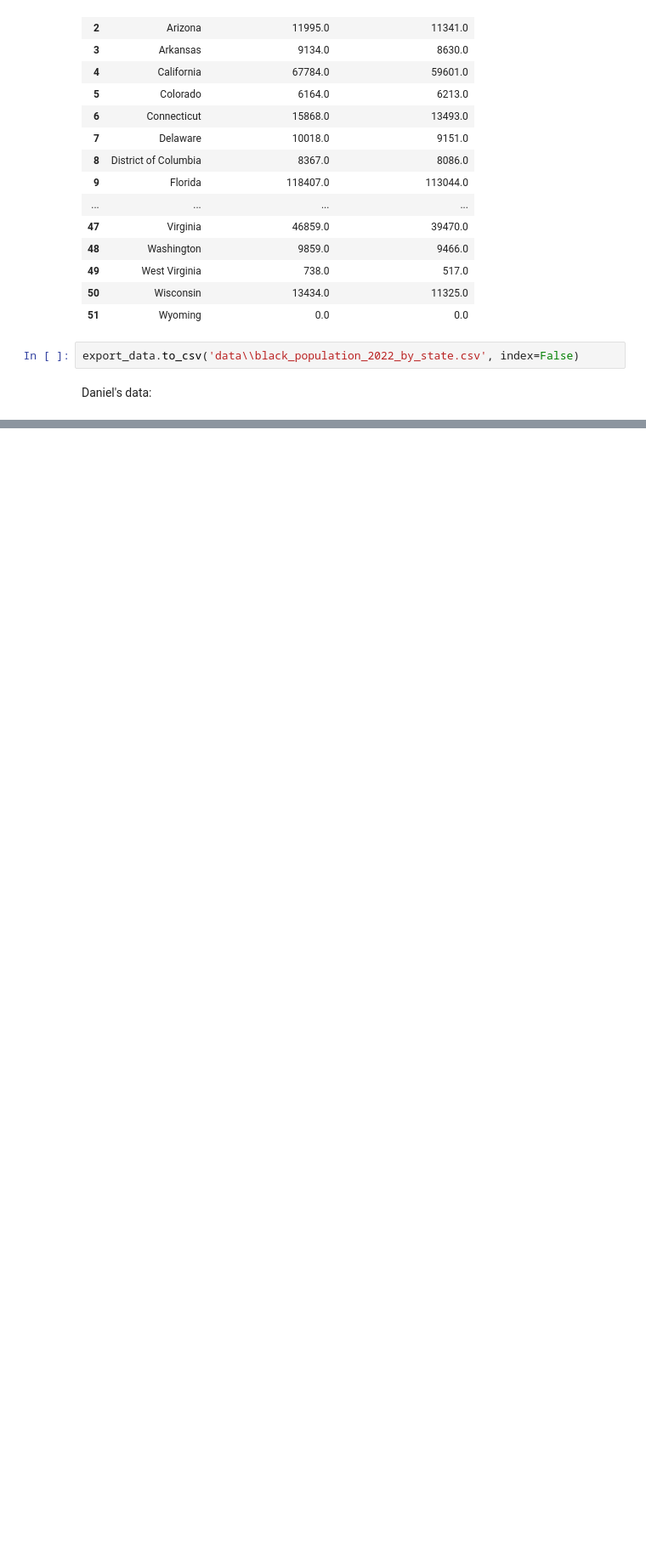
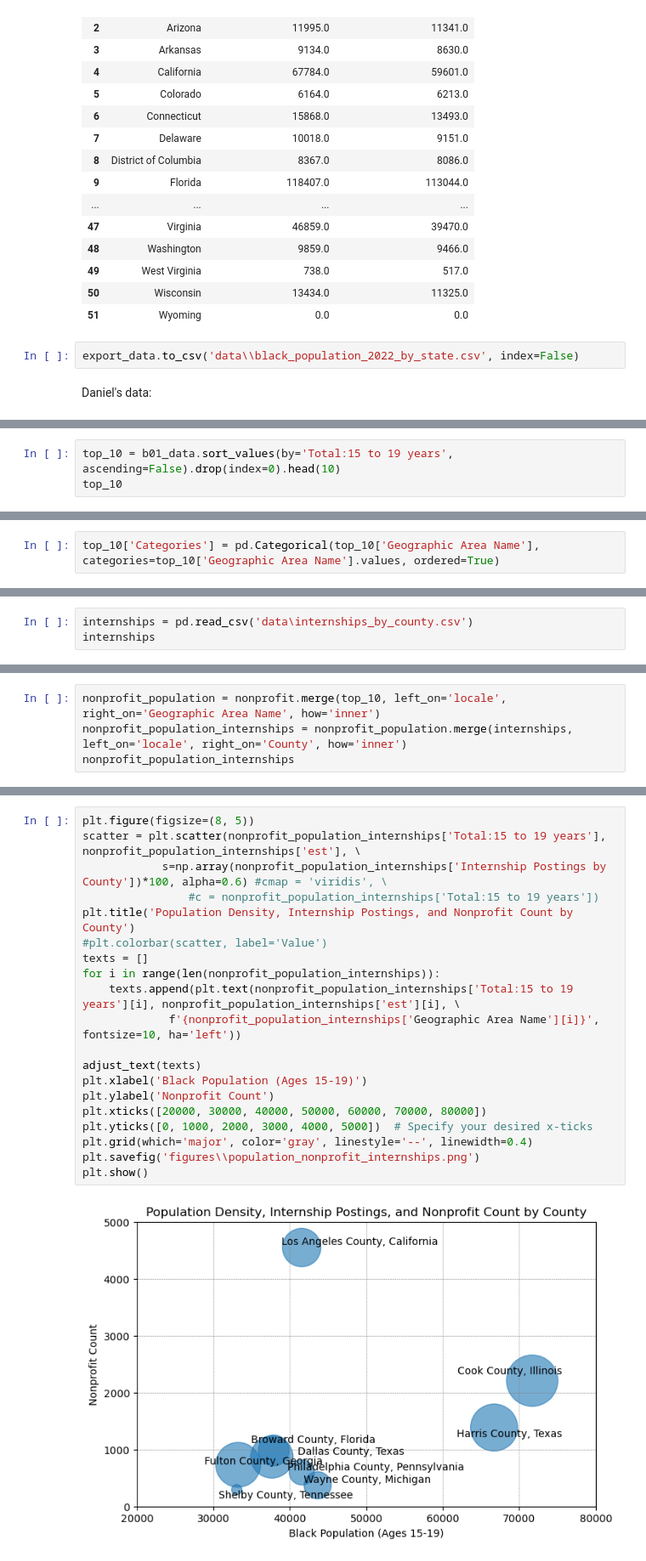
Before and after one commit to DanielOsuoha/Data-For-Good, a Jupyter notebook: eda.ipynb, the cells around one changed output, grey strips where cells are left out. Shown at 85% size. Drawn from its saved outputs; the diff is of its cells as text; blank space fills up the shorter version.

```diff
--- a/eda.ipynb
+++ b/eda.ipynb
@@ -242,0 +367,3 @@ pd.read_excel('data\\race_bystate_2021.xlsx', sheet_name= 'Counts')
+# %%
+top_10 = b01_data.sort_values(by='Total:15 to 19 years', ascending=False).drop(index=0).head(10)
+top_10
@@ -242,0 +382,2 @@ pd.read_excel('data\\race_bystate_2021.xlsx', sheet_name= 'Counts')
+# %%
+top_10['Categories'] = pd.Categorical(top_10['Geographic Area Name'], categories=top_10['Geographic Area Name'].values, ordered=True)
@@ -242,0 +402,3 @@ pd.read_excel('data\\race_bystate_2021.xlsx', sheet_name= 'Counts')
+# %%
+internships = pd.read_csv('data\internships_by_county.csv')
+internships
@@ -242,0 +444,4 @@ pd.read_excel('data\\race_bystate_2021.xlsx', sheet_name= 'Counts')
+# %%
+nonprofit_population = nonprofit.merge(top_10, left_on='locale', right_on='Geographic Area Name', how='inner')
+nonprofit_population_internships = nonprofit_population.merge(internships, left_on='locale', right_on='County', how='inner')
+nonprofit_population_internships
@@ -242,0 +462,22 @@ pd.read_excel('data\\race_bystate_2021.xlsx', sheet_name= 'Counts')
+# %%
+plt.figure(figsize=(8, 5))
+scatter = plt.scatter(nonprofit_population_internships['Total:15 to 19 years'], nonprofit_population_internships['est'], \
+            s=np.array(nonprofit_population_internships['Internship Postings by County'])*100, alpha=0.6) #cmap = 'viridis', \
+                #c = nonprofit_population_internships['Total:15 to 19 years'])
+plt.title('Population Density, Internship Postings, and Nonprofit Count by County')
+#plt.colorbar(scatter, label='Value')
+texts = []
+for i in range(len(nonprofit_population_internships)):
+    texts.append(plt.text(nonprofit_population_internships['Total:15 to 19 years'][i], nonprofit_population_internships['est'][i], \
+             f'{nonprofit_population_internships['Geographic Area Name'][i]}', fontsize=10, ha='left'))
+
+adjust_text(texts)
+plt.xlabel('Black Population (Ages 15-19)')
+plt.ylabel('Nonprofit Count')
+plt.xticks([20000, 30000, 40000, 50000, 60000, 70000, 80000])
+plt.yticks([0, 1000, 2000, 3000, 4000, 5000])  # Specify your desired x-ticks
+plt.grid(which='major', color='gray', linestyle='--', linewidth=0.4)
+plt.savefig('figures\\population_nonprofit_internships.png')
+plt.show()
+# %% [output]
+[figure, added]
```
Also changed, not shown: parts of 25 cells of this notebook, 4 other files.
